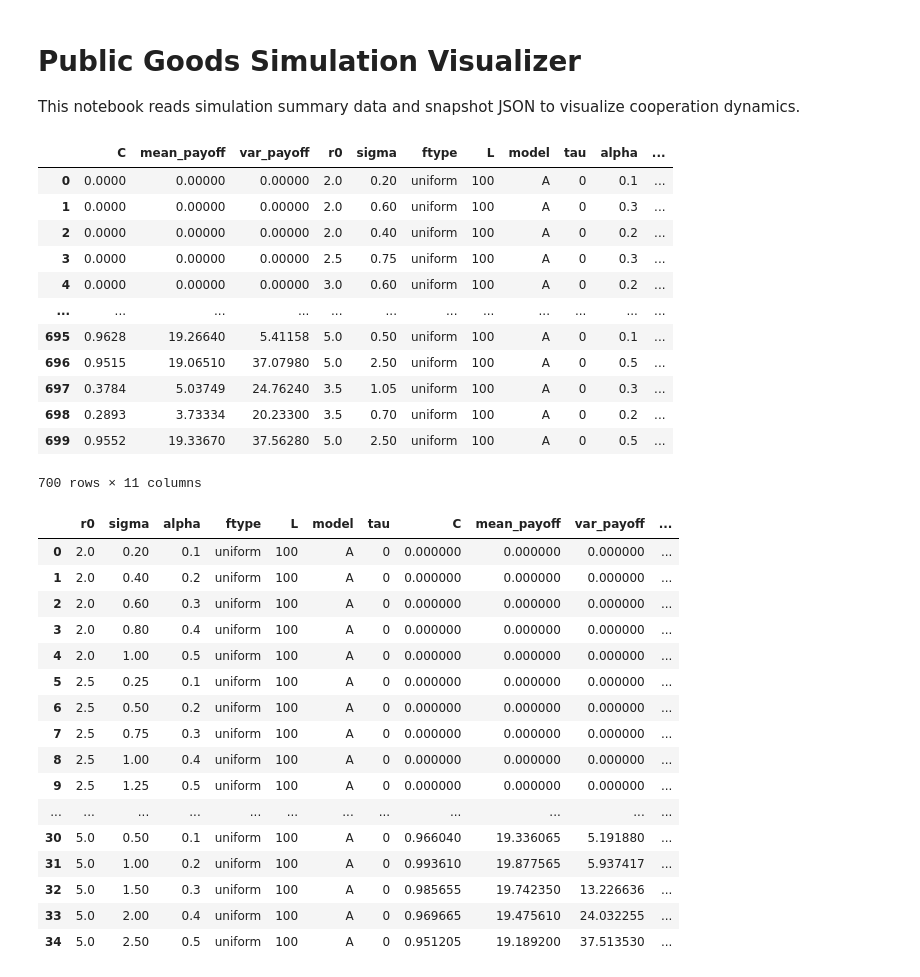
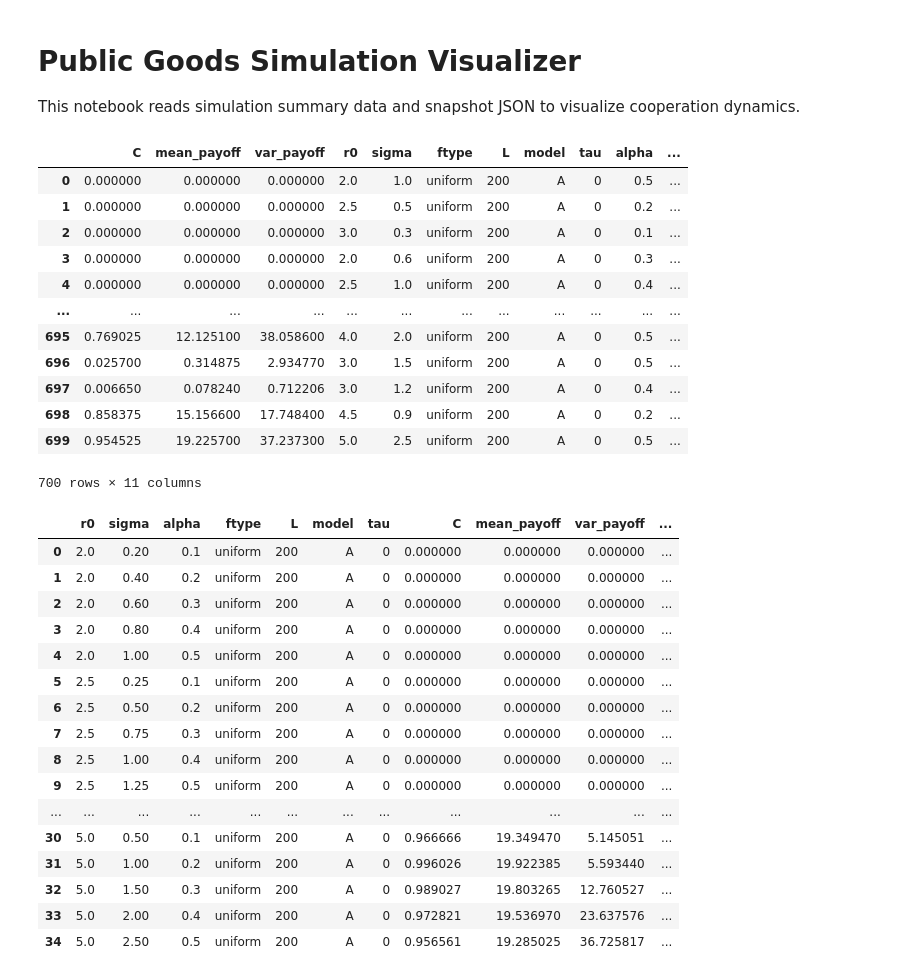
Before and after one commit to artermi/SVT_PGG, a Jupyter notebook: public_goods_visualizer.ipynb, the cells around one changed output. Drawn from its saved outputs; the diff is of its cells as text; code cells hidden in the pictures.

```diff
--- a/public_goods_visualizer.ipynb
+++ b/public_goods_visualizer.ipynb
@@ -13,6 +13,7 @@ from pathlib import Path
 
 os.makedirs("figures", exist_ok=True)
 model_to_plot = "A"   # or "B"
+This_L = 200
 
 FNAME_RE = re.compile(
     r"r(?P<r0>\d{2})v(?P<sigma>\d{3})_(?P<ftype>[^_]+)_L(?P<L>\d+)_(?P<model>A|B)(?:_tau(?P<tau>\d+))?_summary\.csv$"
@@ -62,44 +63,45 @@ for f in files:
         df[k] = v
 
     seed = parse_seed_from_path(f)
     df["seed"] = seed
 
     rows.append(df)
 
 if not rows:
     raise RuntimeError("No matching CSV files found under data/seedXXX/. Check paths and model_to_plot.")
 
 df_all = pd.concat(rows, ignore_index=True)
 
 # Per-run (per-seed) final state
 df_final_all = (
     df_all.sort_values("time")
           .groupby(["r0","sigma","alpha","ftype","L","model","tau","seed"], as_index=False)
           .tail(1)
           .reset_index(drop=True)          # clean 0..N index
           .drop(columns=["time"], errors="ignore")  # remove 'time' if present
 )
 
 # If you want to aggregate across seeds later (mean ± std):
 # df_final_agg = (df_final
 #                 .groupby(["r0","sigma","alpha","ftype","L","model","tau"], as_index=False)
 #                 .agg(C_mean=("C","mean"), C_std=("C","std"), n=("C","size")))
 
 df_final_all = df_final_all.reset_index(drop=True)
+df_final_all = df_final_all[df_final_all["L"] == This_L].reset_index(drop=True)
 df_final_all
 # %% [output]
 |  | C | mean_payoff | var_payoff | r0 | sigma | ftype | L | model | tau | alpha | ... |
-| 0 | 0.0000 | 0.00000 | 0.00000 | 2.0 | 0.20 | uniform | 100 | A | 0 | 0.1 | ... |
-| 1 | 0.0000 | 0.00000 | 0.00000 | 2.0 | 0.60 | uniform | 100 | A | 0 | 0.3 | ... |
-| 2 | 0.0000 | 0.00000 | 0.00000 | 2.0 | 0.40 | uniform | 100 | A | 0 | 0.2 | ... |
-| 3 | 0.0000 | 0.00000 | 0.00000 | 2.5 | 0.75 | uniform | 100 | A | 0 | 0.3 | ... |
-| 4 | 0.0000 | 0.00000 | 0.00000 | 3.0 | 0.60 | uniform | 100 | A | 0 | 0.2 | ... |
+| 0 | 0.000000 | 0.000000 | 0.000000 | 2.0 | 1.0 | uniform | 200 | A | 0 | 0.5 | ... |
+| 1 | 0.000000 | 0.000000 | 0.000000 | 2.5 | 0.5 | uniform | 200 | A | 0 | 0.2 | ... |
+| 2 | 0.000000 | 0.000000 | 0.000000 | 3.0 | 0.3 | uniform | 200 | A | 0 | 0.1 | ... |
+| 3 | 0.000000 | 0.000000 | 0.000000 | 2.0 | 0.6 | uniform | 200 | A | 0 | 0.3 | ... |
+| 4 | 0.000000 | 0.000000 | 0.000000 | 2.5 | 1.0 | uniform | 200 | A | 0 | 0.4 | ... |
 | ... | ... | ... | ... | ... | ... | ... | ... | ... | ... | ... | ... |
-| 695 | 0.9628 | 19.26640 | 5.41158 | 5.0 | 0.50 | uniform | 100 | A | 0 | 0.1 | ... |
-| 696 | 0.9515 | 19.06510 | 37.07980 | 5.0 | 2.50 | uniform | 100 | A | 0 | 0.5 | ... |
-| 697 | 0.3784 | 5.03749 | 24.76240 | 3.5 | 1.05 | uniform | 100 | A | 0 | 0.3 | ... |
-| 698 | 0.2893 | 3.73334 | 20.23300 | 3.5 | 0.70 | uniform | 100 | A | 0 | 0.2 | ... |
-| 699 | 0.9552 | 19.33670 | 37.56280 | 5.0 | 2.50 | uniform | 100 | A | 0 | 0.5 | ... |
+| 695 | 0.769025 | 12.125100 | 38.058600 | 4.0 | 2.0 | uniform | 200 | A | 0 | 0.5 | ... |
+| 696 | 0.025700 | 0.314875 | 2.934770 | 3.0 | 1.5 | uniform | 200 | A | 0 | 0.5 | ... |
+| 697 | 0.006650 | 0.078240 | 0.712206 | 3.0 | 1.2 | uniform | 200 | A | 0 | 0.4 | ... |
+| 698 | 0.858375 | 15.156600 | 17.748400 | 4.5 | 0.9 | uniform | 200 | A | 0 | 0.2 | ... |
+| 699 | 0.954525 | 19.225700 | 37.237300 | 5.0 | 2.5 | uniform | 200 | A | 0 | 0.5 | ... |
 700 rows × 11 columns
 # %%
 import numpy as np
@@ -130,22 +132,22 @@ df_final = df_final.reset_index(drop=True)
 df_final
 # %% [output]
 |  | r0 | sigma | alpha | ftype | L | model | tau | C | mean_payoff | var_payoff | ... |
-| 0 | 2.0 | 0.20 | 0.1 | uniform | 100 | A | 0 | 0.000000 | 0.000000 | 0.000000 | ... |
-| 1 | 2.0 | 0.40 | 0.2 | uniform | 100 | A | 0 | 0.000000 | 0.000000 | 0.000000 | ... |
-| 2 | 2.0 | 0.60 | 0.3 | uniform | 100 | A | 0 | 0.000000 | 0.000000 | 0.000000 | ... |
-| 3 | 2.0 | 0.80 | 0.4 | uniform | 100 | A | 0 | 0.000000 | 0.000000 | 0.000000 | ... |
-| 4 | 2.0 | 1.00 | 0.5 | uniform | 100 | A | 0 | 0.000000 | 0.000000 | 0.000000 | ... |
-| 5 | 2.5 | 0.25 | 0.1 | uniform | 100 | A | 0 | 0.000000 | 0.000000 | 0.000000 | ... |
-| 6 | 2.5 | 0.50 | 0.2 | uniform | 100 | A | 0 | 0.000000 | 0.000000 | 0.000000 | ... |
-| 7 | 2.5 | 0.75 | 0.3 | uniform | 100 | A | 0 | 0.000000 | 0.000000 | 0.000000 | ... |
-| 8 | 2.5 | 1.00 | 0.4 | uniform | 100 | A | 0 | 0.000000 | 0.000000 | 0.000000 | ... |
-| 9 | 2.5 | 1.25 | 0.5 | uniform | 100 | A | 0 | 0.000000 | 0.000000 | 0.000000 | ... |
+| 0 | 2.0 | 0.20 | 0.1 | uniform | 200 | A | 0 | 0.000000 | 0.000000 | 0.000000 | ... |
+| 1 | 2.0 | 0.40 | 0.2 | uniform | 200 | A | 0 | 0.000000 | 0.000000 | 0.000000 | ... |
+| 2 | 2.0 | 0.60 | 0.3 | uniform | 200 | A | 0 | 0.000000 | 0.000000 | 0.000000 | ... |
+| 3 | 2.0 | 0.80 | 0.4 | uniform | 200 | A | 0 | 0.000000 | 0.000000 | 0.000000 | ... |
+| 4 | 2.0 | 1.00 | 0.5 | uniform | 200 | A | 0 | 0.000000 | 0.000000 | 0.000000 | ... |
+| 5 | 2.5 | 0.25 | 0.1 | uniform | 200 | A | 0 | 0.000000 | 0.000000 | 0.000000 | ... |
+| 6 | 2.5 | 0.50 | 0.2 | uniform | 200 | A | 0 | 0.000000 | 0.000000 | 0.000000 | ... |
+| 7 | 2.5 | 0.75 | 0.3 | uniform | 200 | A | 0 | 0.000000 | 0.000000 | 0.000000 | ... |
+| 8 | 2.5 | 1.00 | 0.4 | uniform | 200 | A | 0 | 0.000000 | 0.000000 | 0.000000 | ... |
+| 9 | 2.5 | 1.25 | 0.5 | uniform | 200 | A | 0 | 0.000000 | 0.000000 | 0.000000 | ... |
 | ... | ... | ... | ... | ... | ... | ... | ... | ... | ... | ... | ... |
-| 30 | 5.0 | 0.50 | 0.1 | uniform | 100 | A | 0 | 0.966040 | 19.336065 | 5.191880 | ... |
-| 31 | 5.0 | 1.00 | 0.2 | uniform | 100 | A | 0 | 0.993610 | 19.877565 | 5.937417 | ... |
-| 32 | 5.0 | 1.50 | 0.3 | uniform | 100 | A | 0 | 0.985655 | 19.742350 | 13.226636 | ... |
-| 33 | 5.0 | 2.00 | 0.4 | uniform | 100 | A | 0 | 0.969665 | 19.475610 | 24.032255 | ... |
-| 34 | 5.0 | 2.50 | 0.5 | uniform | 100 | A | 0 | 0.951205 | 19.189200 | 37.513530 | ... |
+| 30 | 5.0 | 0.50 | 0.1 | uniform | 200 | A | 0 | 0.966666 | 19.349470 | 5.145051 | ... |
+| 31 | 5.0 | 1.00 | 0.2 | uniform | 200 | A | 0 | 0.996026 | 19.922385 | 5.593440 | ... |
+| 32 | 5.0 | 1.50 | 0.3 | uniform | 200 | A | 0 | 0.989027 | 19.803265 | 12.760527 | ... |
+| 33 | 5.0 | 2.00 | 0.4 | uniform | 200 | A | 0 | 0.972821 | 19.536970 | 23.637576 | ... |
+| 34 | 5.0 | 2.50 | 0.5 | uniform | 200 | A | 0 | 0.956561 | 19.285025 | 36.725817 | ... |
 # %%
 def _arrays(df, x="r0", y1="C", y2="mean_payoff", v2="var_payoff"):
     x = df[x].to_numpy()
```
Also changed, not shown: parts of 2 cells of this notebook.
